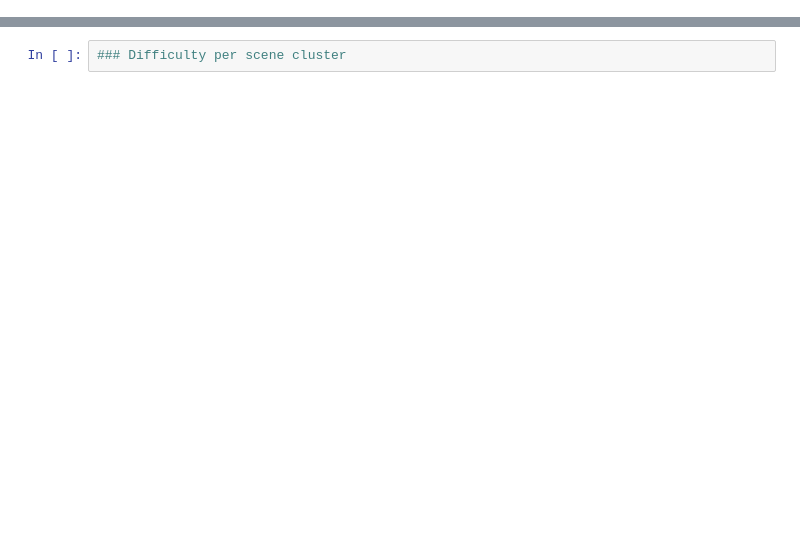
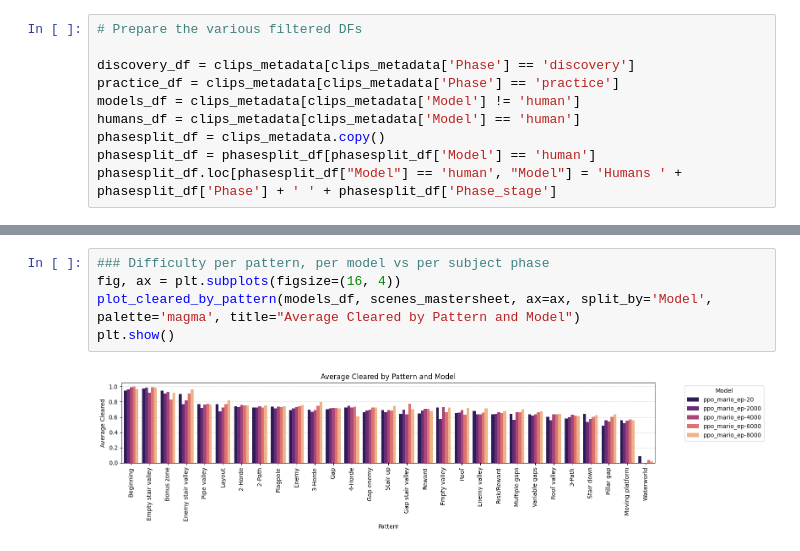
Before and after one commit to courtois-neuromod/mario_learning.behavior, a Jupyter notebook: notebooks/NB_pattern_difficulty.ipynb, the cells around one changed output, grey strips where cells are left out. Cells and saved outputs as stored; diff of their text form; blank space fills up the shorter version.

```diff
--- a/notebooks/NB_pattern_difficulty.ipynb
+++ b/notebooks/NB_pattern_difficulty.ipynb
@@ -49 +184,11 @@ ppo_mario_ep-2000
+# %%
+# Prepare the various filtered DFs
+
+discovery_df = clips_metadata[clips_metadata['Phase'] == 'discovery']
+practice_df = clips_metadata[clips_metadata['Phase'] == 'practice']
+models_df = clips_metadata[clips_metadata['Model'] != 'human']
+humans_df = clips_metadata[clips_metadata['Model'] == 'human']
+phasesplit_df = clips_metadata.copy()
+phasesplit_df = phasesplit_df[phasesplit_df['Model'] == 'human']
+phasesplit_df.loc[phasesplit_df["Model"] == 'human', "Model"] = 'Humans ' + phasesplit_df['Phase'] + ' ' + phasesplit_df['Phase_stage']
 # %%
@@ -51,2 +202,7 @@ ppo_mario_ep-2000
 # %%
-### Difficulty per scene cluster
+### Difficulty per pattern, per model vs per subject phase
+fig, ax = plt.subplots(figsize=(16, 4))
+plot_cleared_by_pattern(models_df, scenes_mastersheet, ax=ax, split_by='Model', palette='magma', title="Average Cleared by Pattern and Model")
+plt.show()
+# %% [output]
+[figure, added]
```
Also changed, not shown: parts of 6 cells of this notebook.
